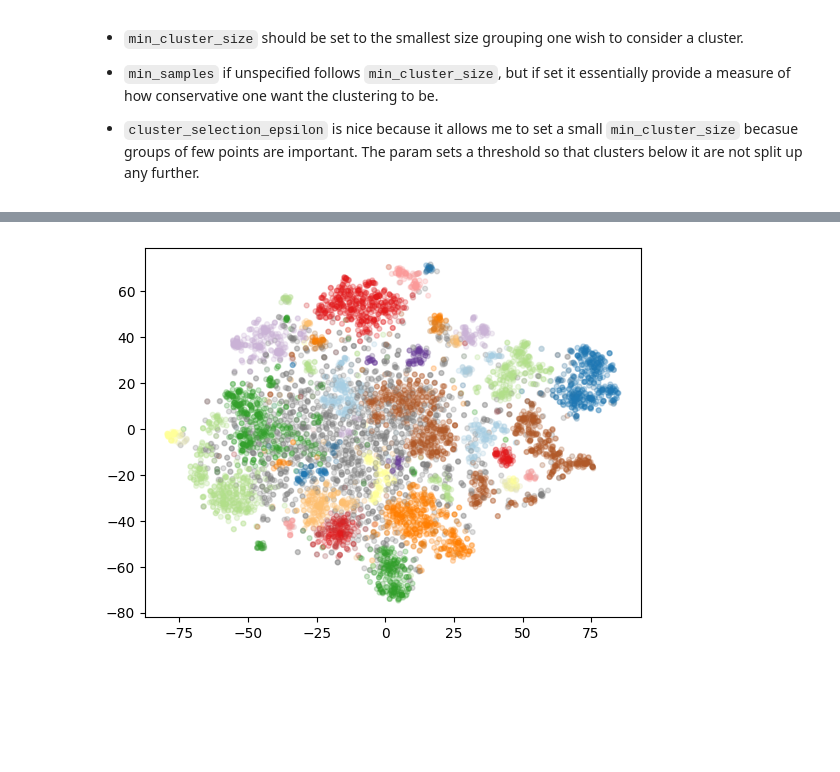
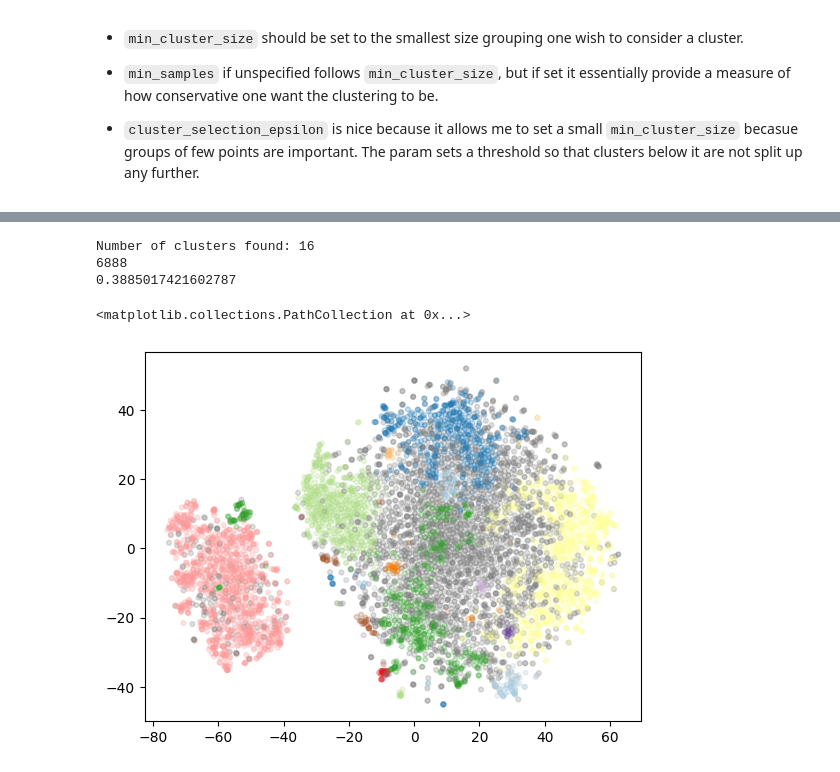
Before and after one commit to sbfroy/prompt-paper, a Jupyter notebook: notebooks/embedding_generation.ipynb, the cells around one changed output, grey strips where cells are left out. Cells and saved outputs as stored; diff of their text form; code cells hidden in the pictures; blank space fills up the shorter version.

```diff
--- a/notebooks/embedding_generation.ipynb
+++ b/notebooks/embedding_generation.ipynb
@@ -8,9 +19,22 @@ sys.path.append(str(root))
 # %%
-from sentence_transformers import SentenceTransformer
-from core.schemas import EmbeddedExample, EmbeddedDataset
+import os
+
+from langchain_openai.embeddings import OpenAIEmbeddings
+from proptimize.schemas import EmbeddedExample, EmbeddedDataset
 from tqdm import tqdm
 
-model = SentenceTransformer("sentence-transformers/all-MiniLM-L6-v2")
+from dotenv import load_dotenv
+load_dotenv()
+
+
+model = OpenAIEmbeddings(
+            base_url=f'http://localhost:{os.getenv("EMBEDD_PORT", "8001")}/v1',
+            api_key=os.getenv("EMBEDD_API_KEY", "prompt-paper"),
+            model=os.getenv("EMBEDD_MODEL"),
+            tiktoken_enabled=True,
+            # api_key=os.getenv
+        )
+print("Using embedding model:", model)
 
 def generate_embeddings(input_dataset, batch_size):
 
@@ -22,9 +46,12 @@ def generate_embeddings(input_dataset, batch_size):
         ncols=75
     ):
         batch = input_dataset.examples[i : i + batch_size]
-        texts = [ex.text.replace("\n", " ") for ex in batch]
+        texts = [ex.text.replace("\n", " ") for ex in batch if len (ex.text.strip()) < 700]
 
-        embeddings = model.encode(texts)
+        texts = [clean_text(text) for text in texts]
+
+
+        embeddings = model.embed_documents(texts)
 
         for ex, emb in zip(batch, embeddings):
             embedded_examples.append(
@@ -89,20 +119,32 @@ plt.scatter(embeddings_tsne[:, 0], embeddings_tsne[:, 1], c="lightgrey", alpha=0
 # %%
 import hdbscan
 import seaborn as sns
 
 clusterer = hdbscan.HDBSCAN(
-    min_cluster_size=15,
+    min_cluster_size=10,
     min_samples=10,
-    cluster_selection_epsilon=0.3,
+    cluster_selection_epsilon=0.30,
+    cluster_selection_persistence=.7,
+    max_cluster_size=200,
+    cluster_selection_method='eom',
 ).fit(embeddings_umap)
-
 color_palette = sns.color_palette("Paired", n_colors=len(set(clusterer.labels_)))
 cluster_colors = [color_palette[x] if x >= 0 else (0.5, 0.5, 0.5) for x in clusterer.labels_]
 cluster_member_colors = [sns.desaturate(x, p) for x, p in zip(cluster_colors, clusterer.probabilities_)]
 
-plt.scatter(embeddings_tsne[:, 0], embeddings_tsne[:, 1], c=cluster_member_colors, alpha=0.25, s=12);
+
+print("Number of clusters found:", len(set(clusterer.labels_)) - (1 if -1 in clusterer.labels_ else 0))
+print(len(embeddings_umap))
+print(clusterer.labels_.tolist().count(-1) / len(clusterer.labels_))
+
+
+plt.scatter(embeddings_tsne[:, 0], embeddings_tsne[:, 1], c=cluster_member_colors, alpha=0.25, s=12)
 # %% [output]
+Number of clusters found: 16
+6888
+0.3885017421602787
+<matplotlib.collections.PathCollection at 0x...>
-[figure, old version]
+[figure, new version]
 # %%
 import plotly.express as px
 
```
Also changed, not shown: parts of 4 cells of this notebook, 41 other files.
